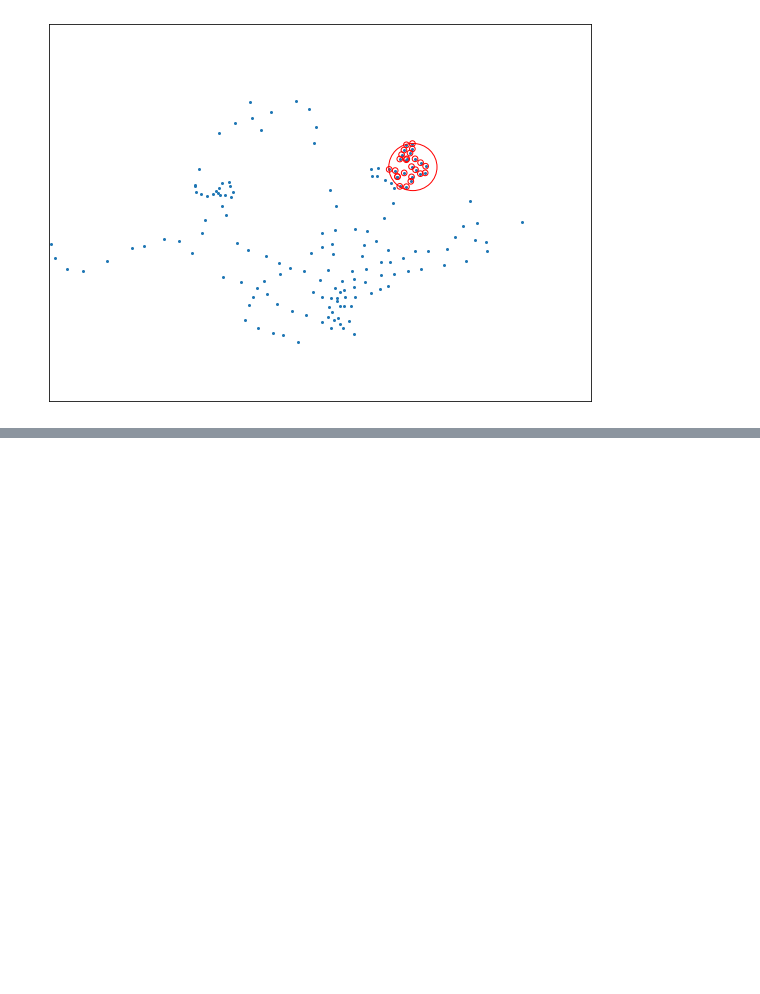
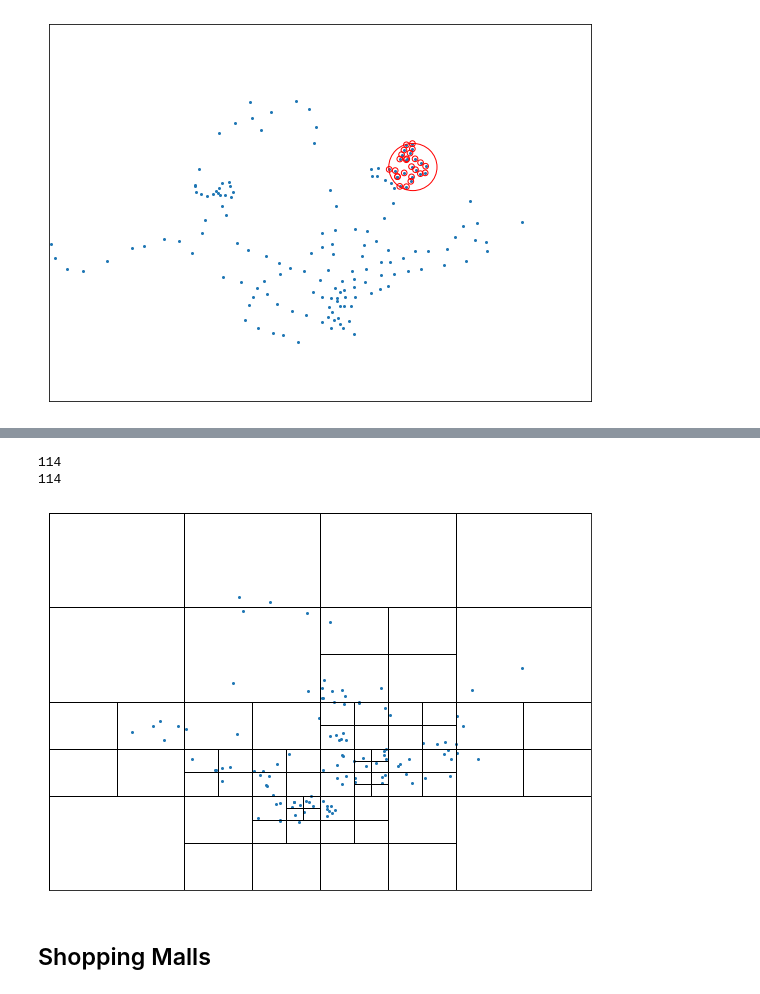
Before and after one commit to azmimr/ark_2021, a Jupyter notebook: test_xy_features.ipynb, the cells around one changed output, grey strips where cells are left out. Drawn from its saved outputs; the diff is of its cells as text; code cells hidden in the pictures; blank space fills up the shorter version.

```diff
--- a/test_xy_features.ipynb
+++ b/test_xy_features.ipynb
@@ -269,0 +301,7 @@ plt.show()
+# %%
+markets_data_path = 'data/auxiliary-data/sg-gov-markets-hawker-centres.csv'
+markets = pd.read_csv(markets_data_path)
+markets['x'] = np.nan
+markets['y'] = np.nan
+
+markets_qtree, markets_points = create_qtree(markets)
@@ -269,0 +316,8 @@ plt.show()
+# %%
+plot_qtree(markets_points, markets_qtree)
+# %% [output]
+114
+114
+[figure, added]
+# %% [markdown]
+## Shopping Malls
```
Also changed, not shown: parts of 36 cells of this notebook, 1 other file.
